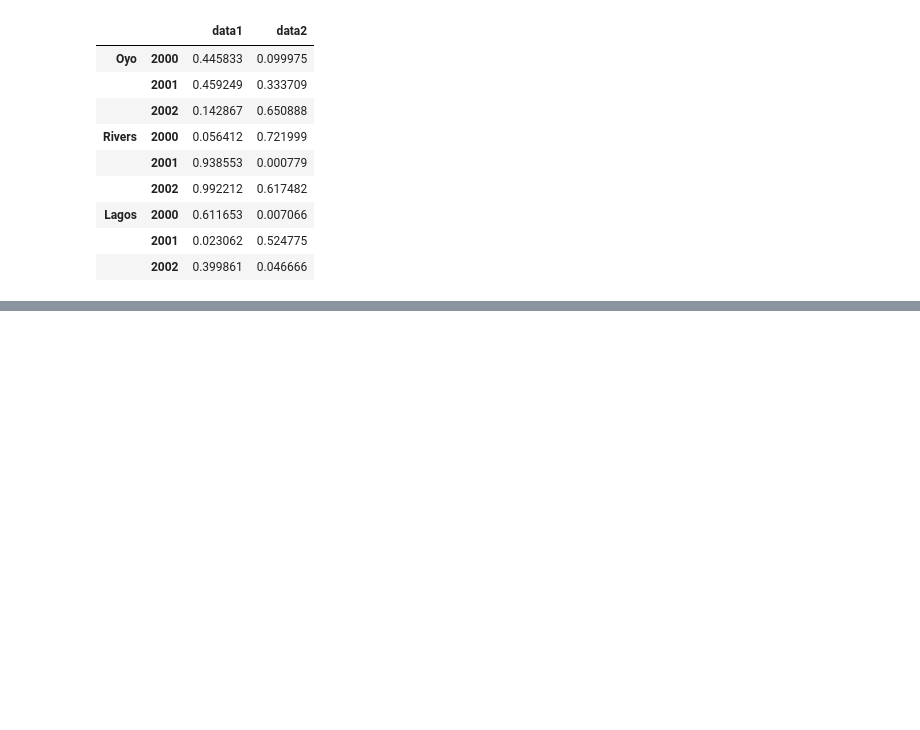
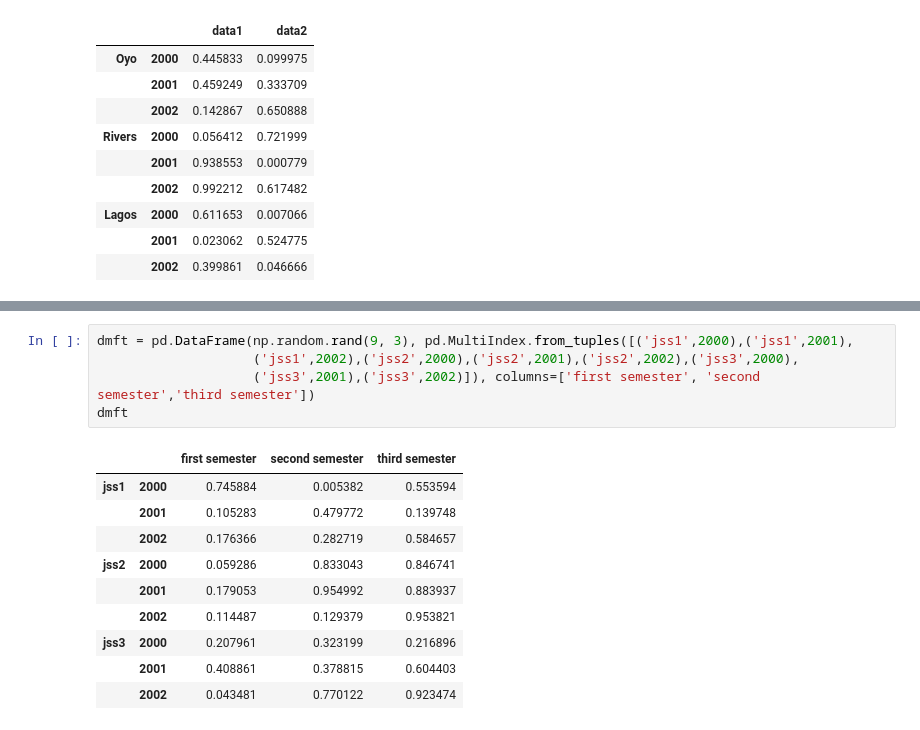
Before and after one commit to paulow540/100-days-of-coding-and-machine-learning-, a Jupyter notebook: Untitled.ipynb, the cells around one changed output, grey strips where cells are left out. Saved outputs shown, nothing was run; the diff lists cells and outputs as text; blank space fills up the shorter version.

```diff
--- a/Untitled.ipynb
+++ b/Untitled.ipynb
@@ -787,0 +804,16 @@ df
+# %%
+dmft = pd.DataFrame(np.random.rand(9, 3), pd.MultiIndex.from_tuples([('jss1',2000),('jss1',2001),
+                    ('jss1',2002),('jss2',2000),('jss2',2001),('jss2',2002),('jss3',2000),
+                    ('jss3',2001),('jss3',2002)]), columns=['first semester', 'second semester','third semester'])
+dmft
+# %% [output]
+|  |  | first semester | second semester | third semester |
+| jss1 | 2000 | 0.745884 | 0.005382 | 0.553594 |
+|  | 2001 | 0.105283 | 0.479772 | 0.139748 |
+|  | 2002 | 0.176366 | 0.282719 | 0.584657 |
+| jss2 | 2000 | 0.059286 | 0.833043 | 0.846741 |
+|  | 2001 | 0.179053 | 0.954992 | 0.883937 |
+|  | 2002 | 0.114487 | 0.129379 | 0.953821 |
+| jss3 | 2000 | 0.207961 | 0.323199 | 0.216896 |
+|  | 2001 | 0.408861 | 0.378815 | 0.604403 |
+|  | 2002 | 0.043481 | 0.770122 | 0.923474 |
```
Also changed, not shown: parts of 15 cells of this notebook, 1 other file.
